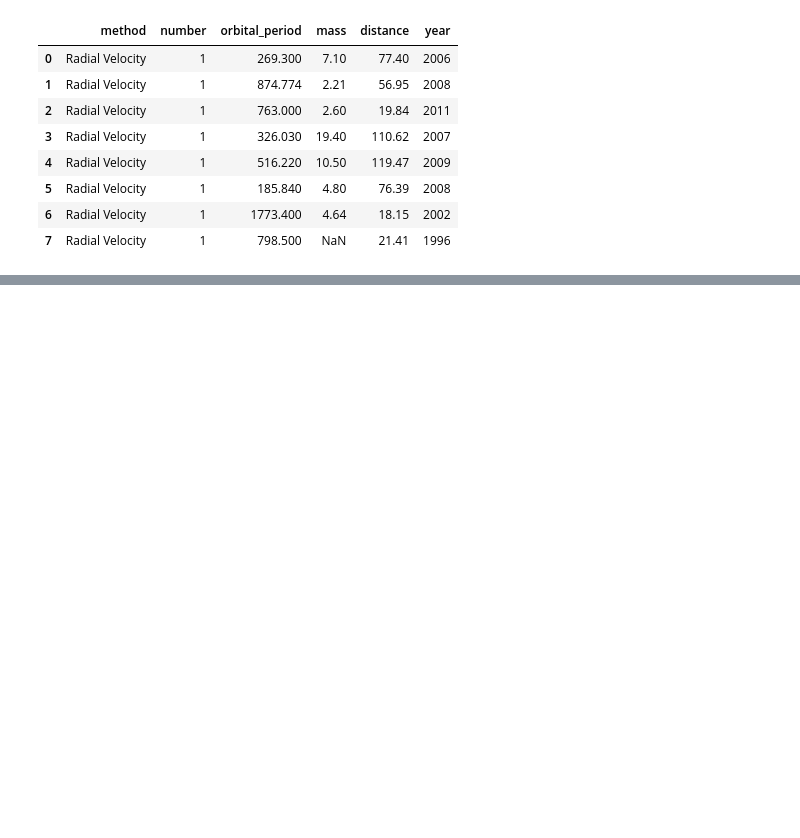
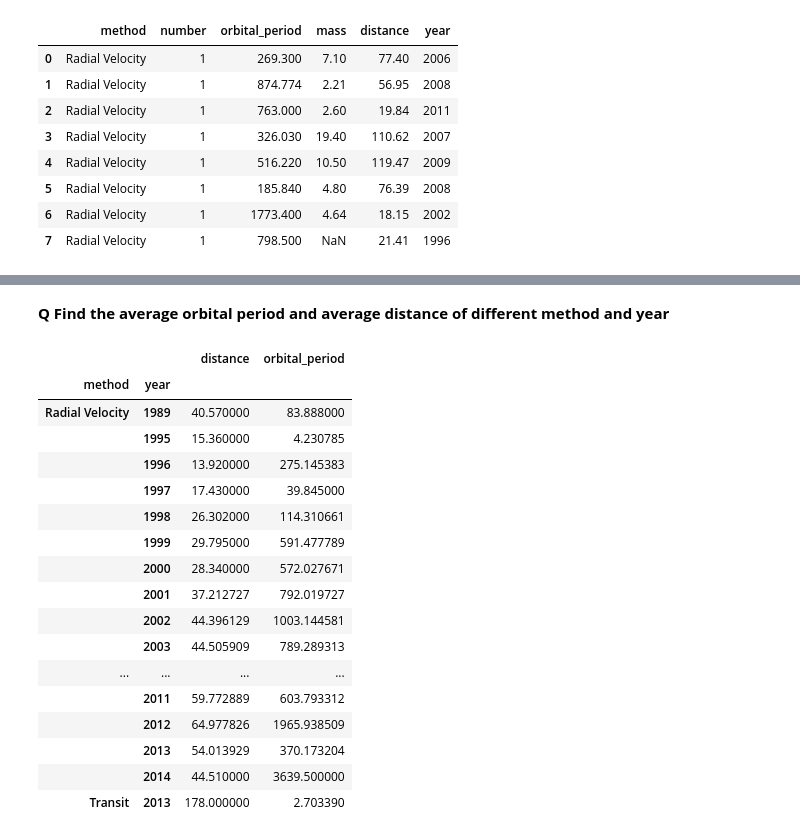
Before and after one commit to vibhutivadje/LV_python, a Jupyter notebook: Basic_Python_For_Data_Analysis.ipynb, the cells around one changed output, grey strips where cells are left out. Cells and saved outputs as stored; diff of their text form; code cells hidden in the pictures; blank space fills up the shorter version.

```diff
--- a/Basic_Python_For_Data_Analysis.ipynb
+++ b/Basic_Python_For_Data_Analysis.ipynb
@@ -34,0 +58,6 @@ planets[0:8]
+# %%
+for i in range(len(planets)):
+    if i<8:
+        planets['mass'].iloc[i] = planets['mass'].iloc[i]/4
+    else:
+        planets['mass'].iloc[i]/8
@@ -34,0 +87,3 @@ planets[0:8]
+# %%
+planets = planets.dropna()
+planets.head()
@@ -34,0 +171,23 @@ planets[0:8]
+# %% [markdown]
+<B>Q Find the average orbital period and average distance of different method and year</B>
+# %%
+planets.groupby(['method','year'])['distance','orbital_period'].mean()
+# %% [output]
+|  |  | distance | orbital_period |
+| method | year |  |  |
+| Radial Velocity | 1989 | 40.570000 | 83.888000 |
+|  | 1995 | 15.360000 | 4.230785 |
+|  | 1996 | 13.920000 | 275.145383 |
+|  | 1997 | 17.430000 | 39.845000 |
+|  | 1998 | 26.302000 | 114.310661 |
+|  | 1999 | 29.795000 | 591.477789 |
+|  | 2000 | 28.340000 | 572.027671 |
+|  | 2001 | 37.212727 | 792.019727 |
+|  | 2002 | 44.396129 | 1003.144581 |
+|  | 2003 | 44.505909 | 789.289313 |
+| ... | ... | ... | ... |
+|  | 2011 | 59.772889 | 603.793312 |
+|  | 2012 | 64.977826 | 1965.938509 |
+|  | 2013 | 54.013929 | 370.173204 |
+|  | 2014 | 44.510000 | 3639.500000 |
+| Transit | 2013 | 178.000000 | 2.703390 |
```
Also changed, not shown: parts of 18 cells of this notebook.
